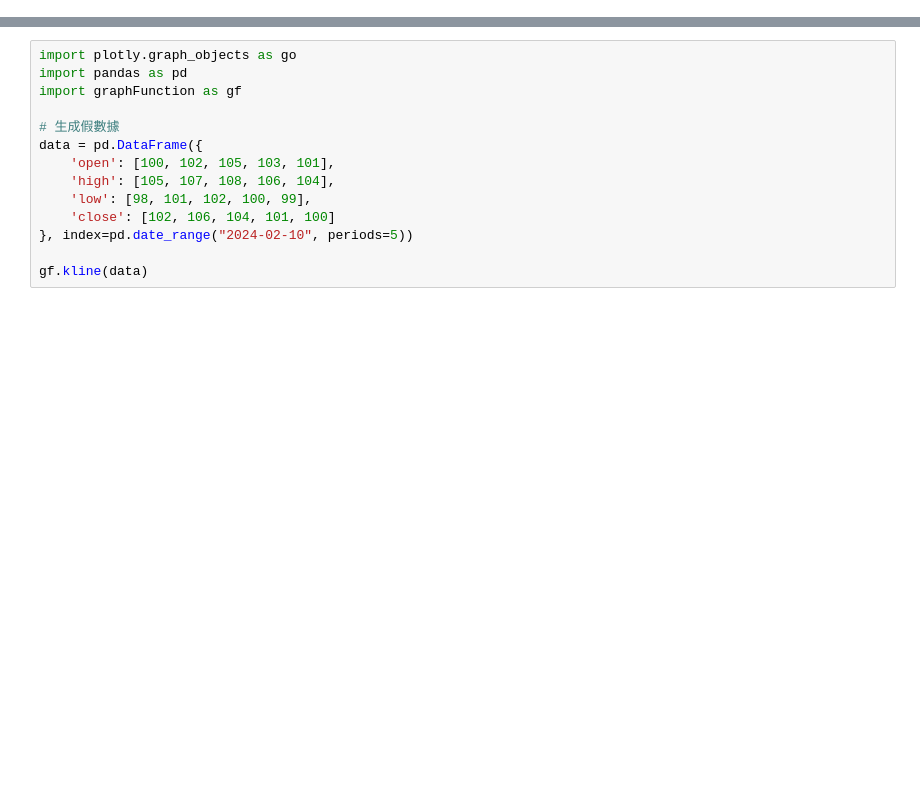
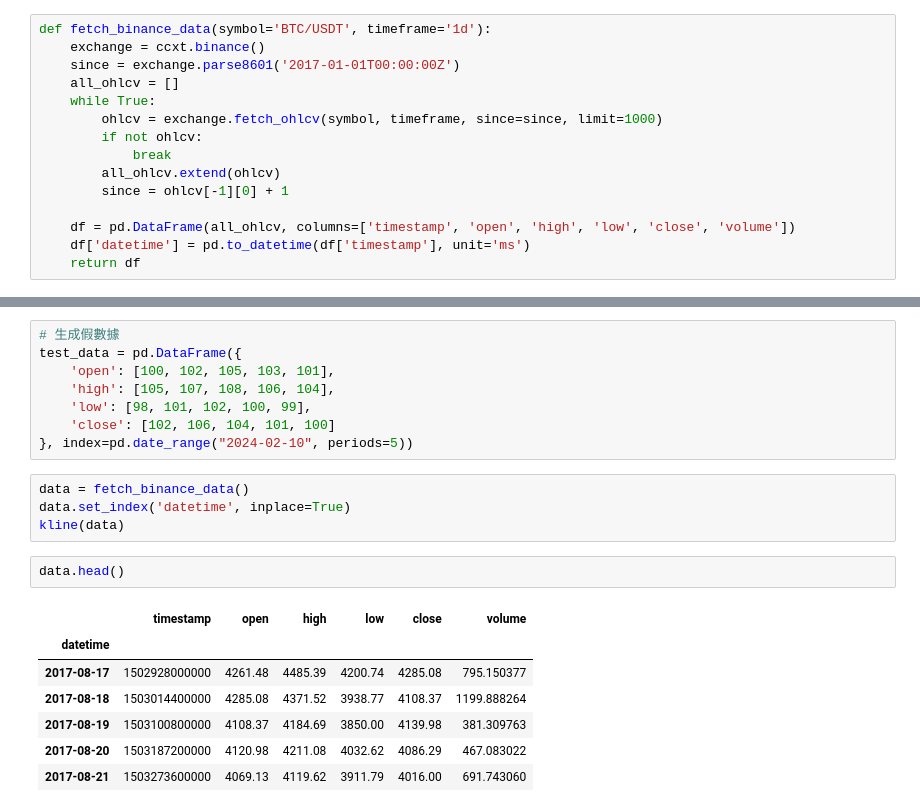
Before and after one commit to danwan1027/Trading, a Jupyter notebook: graph.ipynb, the cells around one changed output, grey strips where cells are left out. Cells and saved outputs as stored; diff of their text form; blank space fills up the shorter version.

```diff
--- a/graph.ipynb
+++ b/graph.ipynb
@@ -0,0 +5,15 @@
+# %%
+def fetch_binance_data(symbol='BTC/USDT', timeframe='1d'):
+    exchange = ccxt.binance()
+    since = exchange.parse8601('2017-01-01T00:00:00Z')
+    all_ohlcv = []
+    while True:
+        ohlcv = exchange.fetch_ohlcv(symbol, timeframe, since=since, limit=1000)
+        if not ohlcv:
+            break
+        all_ohlcv.extend(ohlcv)
+        since = ohlcv[-1][0] + 1
+
+    df = pd.DataFrame(all_ohlcv, columns=['timestamp', 'open', 'high', 'low', 'close', 'volume'])
+    df['datetime'] = pd.to_datetime(df['timestamp'], unit='ms')
+    return df
@@ -1,14 +27,22 @@
 # %%
-import plotly.graph_objects as go
-import pandas as pd
-import graphFunction as gf
-
 # 生成假數據
-data = pd.DataFrame({
+test_data = pd.DataFrame({
     'open': [100, 102, 105, 103, 101],
     'high': [105, 107, 108, 106, 104],
     'low': [98, 101, 102, 100, 99],
     'close': [102, 106, 104, 101, 100]
 }, index=pd.date_range("2024-02-10", periods=5))
-
-gf.kline(data)
+# %%
+data = fetch_binance_data()
+data.set_index('datetime', inplace=True)
+kline(data)
+# %%
+data.head()
+# %% [output]
+|  | timestamp | open | high | low | close | volume |
+| datetime |  |  |  |  |  |  |
+| 2017-08-17 | 1502928000000 | 4261.48 | 4485.39 | 4200.74 | 4285.08 | 795.150377 |
+| 2017-08-18 | 1503014400000 | 4285.08 | 4371.52 | 3938.77 | 4108.37 | 1199.888264 |
+| 2017-08-19 | 1503100800000 | 4108.37 | 4184.69 | 3850.00 | 4139.98 | 381.309763 |
+| 2017-08-20 | 1503187200000 | 4120.98 | 4211.08 | 4032.62 | 4086.29 | 467.083022 |
+| 2017-08-21 | 1503273600000 | 4069.13 | 4119.62 | 3911.79 | 4016.00 | 691.743060 |
```
Also changed, not shown: parts of 2 cells of this notebook, 1 other file.
